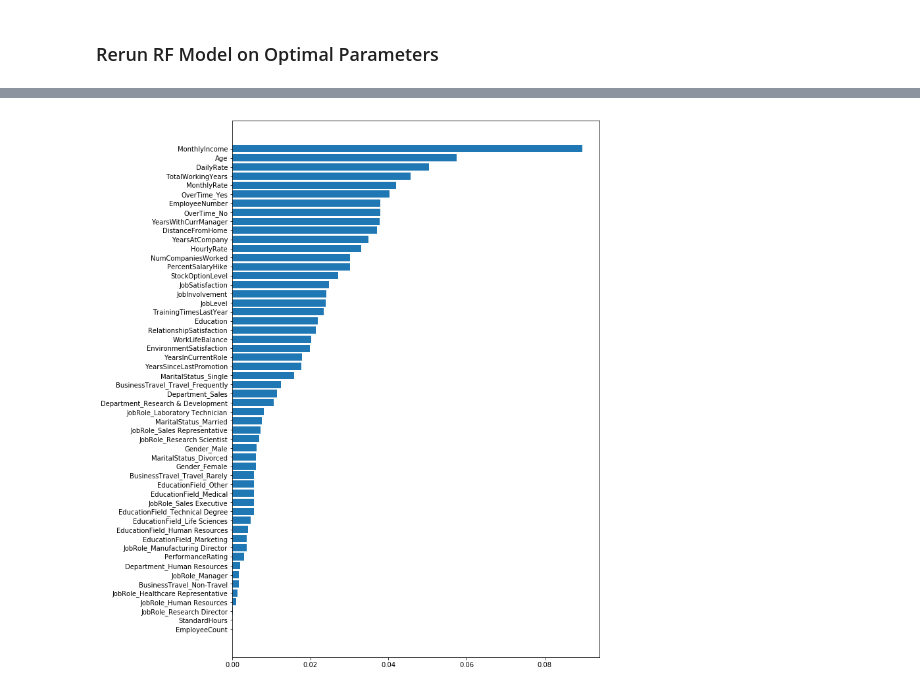
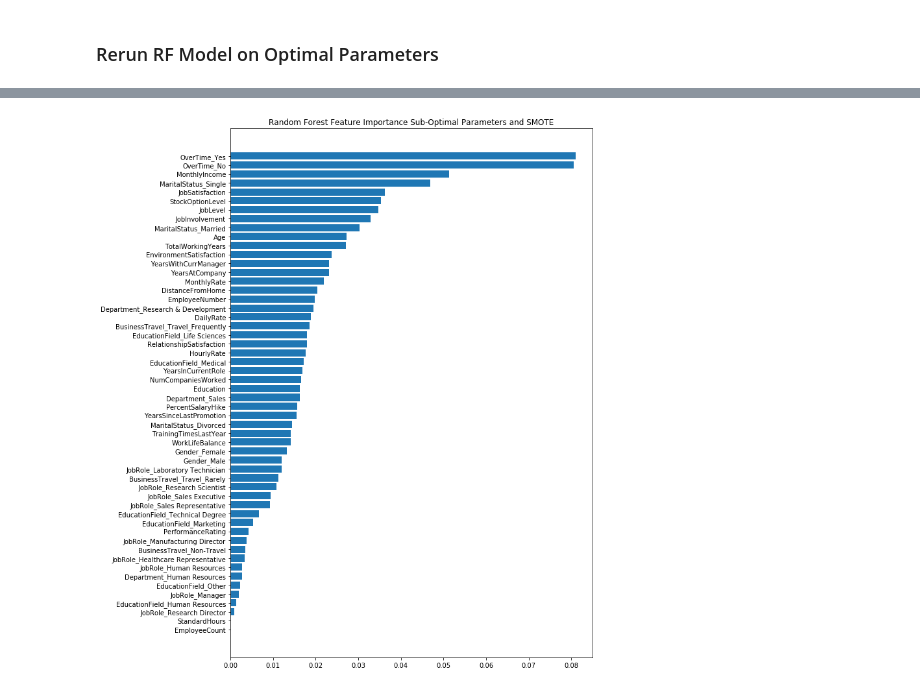
Before and after one commit to LillyanPan/AttritionAnalysis, a Jupyter notebook: Random Forest.ipynb, the cells around one changed output, grey strips where cells are left out. Cells and saved outputs as stored; diff of their text form; code cells hidden in the pictures.

```diff
--- a/Random Forest.ipynb
+++ b/Random Forest.ipynb
@@ -197,0 +329,14 @@ Test accuracy:  0.860544217687
+# %%
+pp.figure(figsize = (10,15))
+def f_importances(coef, names):
+    imp = coef
+    imp,names = zip(*sorted(zip(imp,names)))
+    n = len(names)
+    pp.barh(range(n), imp, align='center')
+    pp.title("Random Forest Feature Importance Optimal Parameters and SMOTE")
+    pp.yticks(range(len(names)), names)
+    pp.savefig("data_viz/Fine_grain_ft_import_SMOTE.png")
+    pp.show()
+
+features_names = tran_X_tr.columns.values
+f_importances(sm_rfc_fine.feature_importances_, features_names)
@@ -197,0 +366,14 @@ Test accuracy:  0.860544217687
+# %%
+pp.figure(figsize = (10,15))
+def f_importances(coef, names):
+    imp = coef
+    imp,names = zip(*sorted(zip(imp,names)))
+    n = len(names)
+    pp.title("Random Forest Feature Importance")
+    pp.barh(range(n), imp, align='center')
+    pp.yticks(range(len(names)), names)
+    pp.savefig("data_viz/ft_import.png")
+    pp.show()
+
+features_names = tran_X_tr.columns.values
+f_importances(rfc.feature_importances_, features_names)
@@ -219,15 +385,18 @@ OverTime_Yes = 0.0402924201261
 # %%
+#SMOTE
 pp.figure(figsize = (10,15))
 def f_importances(coef, names):
     imp = coef
     imp,names = zip(*sorted(zip(imp,names)))
     n = len(names)
     pp.barh(range(n), imp, align='center')
     pp.yticks(range(len(names)), names)
+    pp.title("Random Forest Feature Importance Sub-Optimal Parameters and SMOTE")
+    pp.savefig("data_viz/ft_import_SMOTE.png")
     pp.show()
 
 features_names = tran_X_tr.columns.values
-f_importances(rfc.feature_importances_, features_names)
+f_importances(sm_rfc.feature_importances_, features_names)
 # %% [output]
-[figure, old version]
+[figure, new version]
 # %%
```
Also changed, not shown: parts of 28 cells of this notebook, 8 other files.
